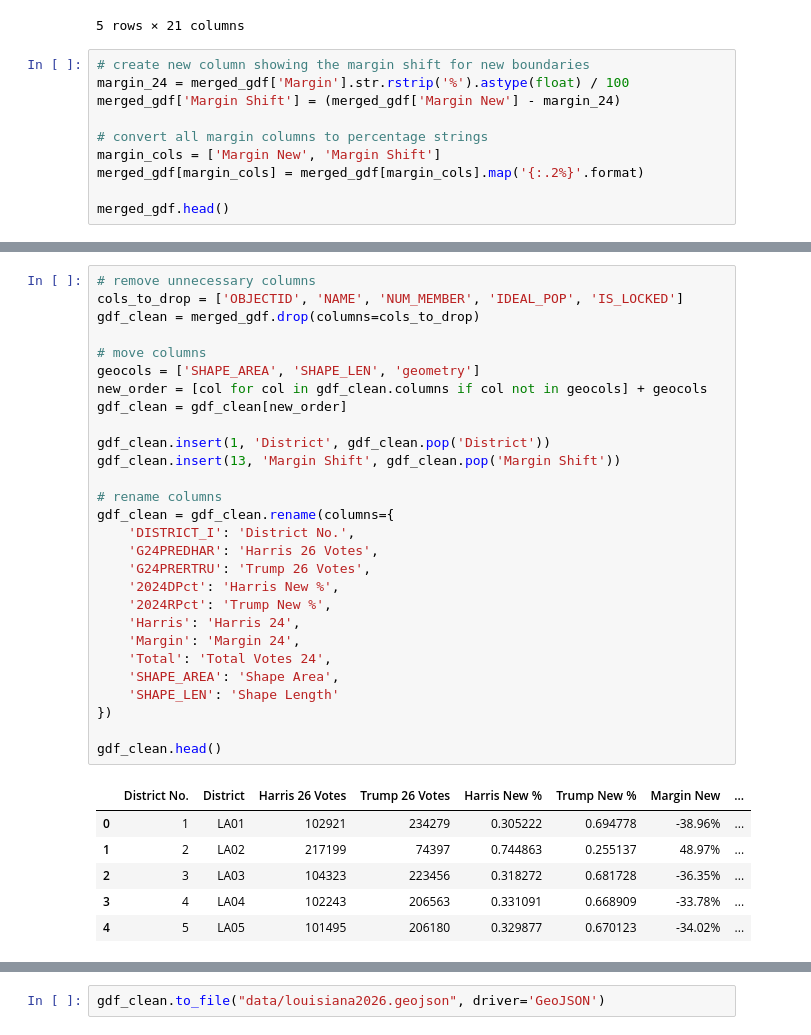
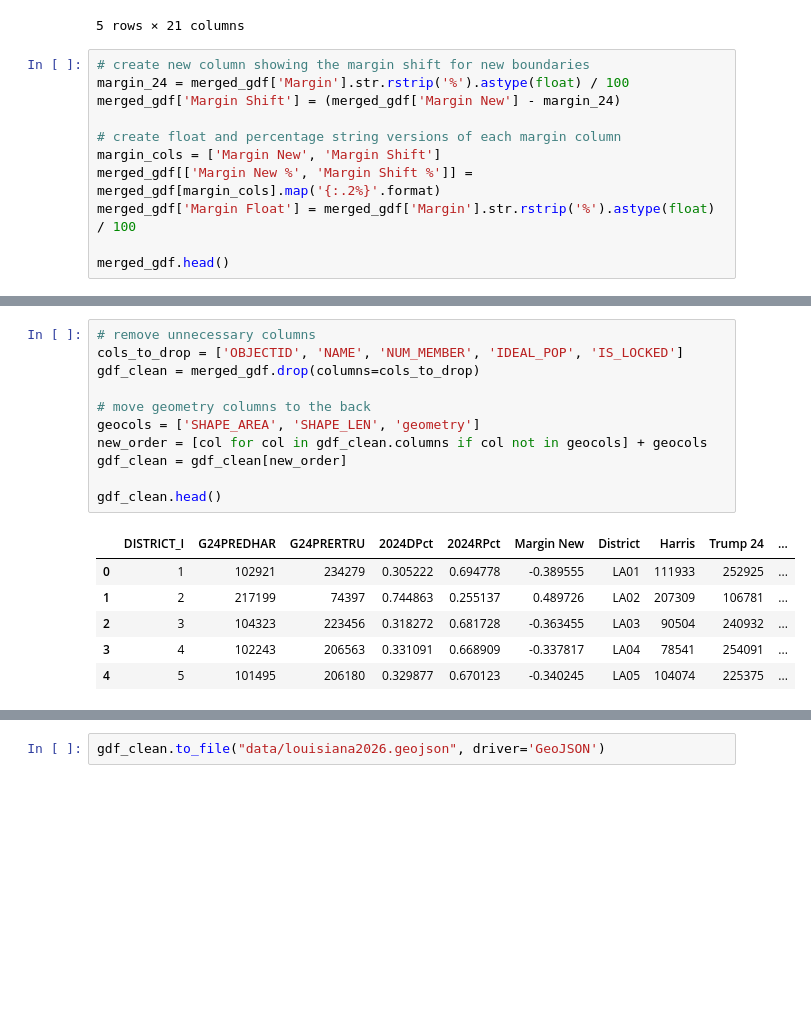
Before and after one commit to rgao/redistricting_tracker, a Jupyter notebook: etl_louisiana.ipynb, the cells around one changed output, grey strips where cells are left out. Drawn from its saved outputs; the diff is of its cells as text; blank space fills up the shorter version.

```diff
--- a/etl_clean.ipynb
+++ b/etl_louisiana.ipynb
@@ -90,9 +90,10 @@ merged_gdf.head()
 margin_24 = merged_gdf['Margin'].str.rstrip('%').astype(float) / 100
 merged_gdf['Margin Shift'] = (merged_gdf['Margin New'] - margin_24)
 
-# convert all margin columns to percentage strings
+# create float and percentage string versions of each margin column
 margin_cols = ['Margin New', 'Margin Shift']
-merged_gdf[margin_cols] = merged_gdf[margin_cols].map('{:.2%}'.format)
+merged_gdf[['Margin New %', 'Margin Shift %']] = merged_gdf[margin_cols].map('{:.2%}'.format)
+merged_gdf['Margin Float'] = merged_gdf['Margin'].str.rstrip('%').astype(float) / 100
 
 merged_gdf.head()
 # %% [output]
@@ -106,35 +107,18 @@ merged_gdf.head()
 # %%
 # remove unnecessary columns
 cols_to_drop = ['OBJECTID', 'NAME', 'NUM_MEMBER', 'IDEAL_POP', 'IS_LOCKED']
 gdf_clean = merged_gdf.drop(columns=cols_to_drop)
 
-# move columns
+# move geometry columns to the back
 geocols = ['SHAPE_AREA', 'SHAPE_LEN', 'geometry']
 new_order = [col for col in gdf_clean.columns if col not in geocols] + geocols
 gdf_clean = gdf_clean[new_order]
 
-gdf_clean.insert(1, 'District', gdf_clean.pop('District'))
-gdf_clean.insert(13, 'Margin Shift', gdf_clean.pop('Margin Shift'))
-
-# rename columns
-gdf_clean = gdf_clean.rename(columns={
-    'DISTRICT_I': 'District No.',
-    'G24PREDHAR': 'Harris 26 Votes',
-    'G24PRERTRU': 'Trump 26 Votes',
-    '2024DPct': 'Harris New %',
-    '2024RPct': 'Trump New %',
-    'Harris': 'Harris 24',
-    'Margin': 'Margin 24',
-    'Total': 'Total Votes 24',
-    'SHAPE_AREA': 'Shape Area',
-    'SHAPE_LEN': 'Shape Length'
-})
-
 gdf_clean.head()
 # %% [output]
-|  | District No. | District | Harris 26 Votes | Trump 26 Votes | Harris New % | Trump New % | Margin New | ... |
-| 0 | 1 | LA01 | 102921 | 234279 | 0.305222 | 0.694778 | -38.96% | ... |
-| 1 | 2 | LA02 | 217199 | 74397 | 0.744863 | 0.255137 | 48.97% | ... |
-| 2 | 3 | LA03 | 104323 | 223456 | 0.318272 | 0.681728 | -36.35% | ... |
-| 3 | 4 | LA04 | 102243 | 206563 | 0.331091 | 0.668909 | -33.78% | ... |
-| 4 | 5 | LA05 | 101495 | 206180 | 0.329877 | 0.670123 | -34.02% | ... |
+|  | DISTRICT_I | G24PREDHAR | G24PRERTRU | 2024DPct | 2024RPct | Margin New | District | Harris | Trump 24 | ... |
+| 0 | 1 | 102921 | 234279 | 0.305222 | 0.694778 | -0.389555 | LA01 | 111933 | 252925 | ... |
+| 1 | 2 | 217199 | 74397 | 0.744863 | 0.255137 | 0.489726 | LA02 | 207309 | 106781 | ... |
+| 2 | 3 | 104323 | 223456 | 0.318272 | 0.681728 | -0.363455 | LA03 | 90504 | 240932 | ... |
+| 3 | 4 | 102243 | 206563 | 0.331091 | 0.668909 | -0.337817 | LA04 | 78541 | 254091 | ... |
+| 4 | 5 | 101495 | 206180 | 0.329877 | 0.670123 | -0.340245 | LA05 | 104074 | 225375 | ... |
```
Also changed, not shown: parts of 5 cells of this notebook, 1 other file.
